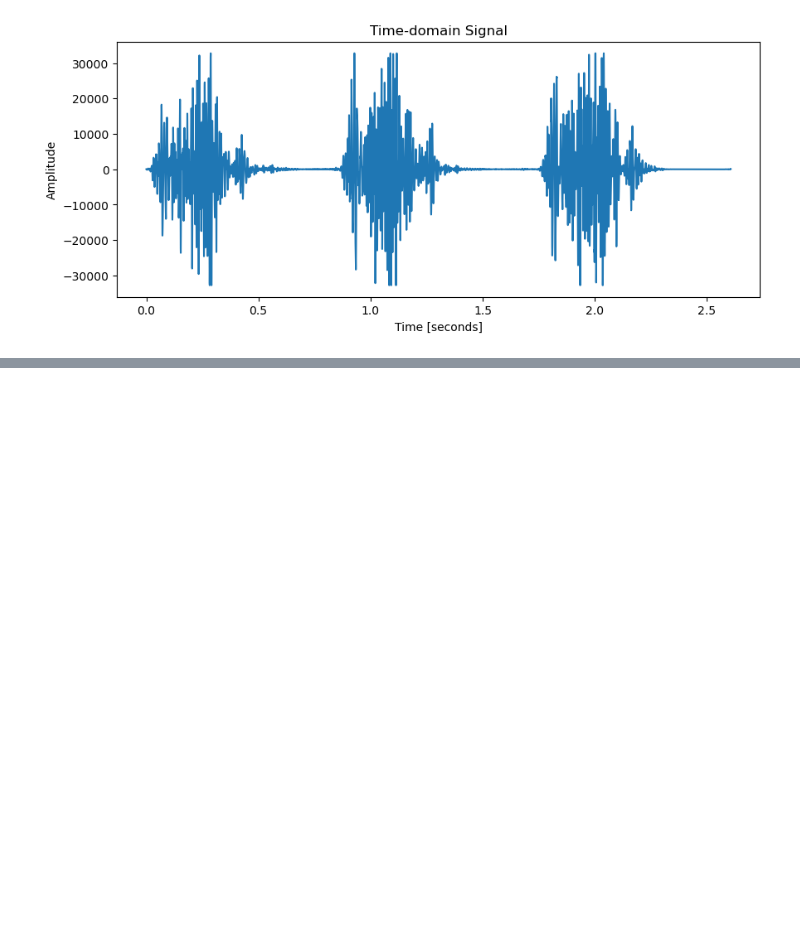
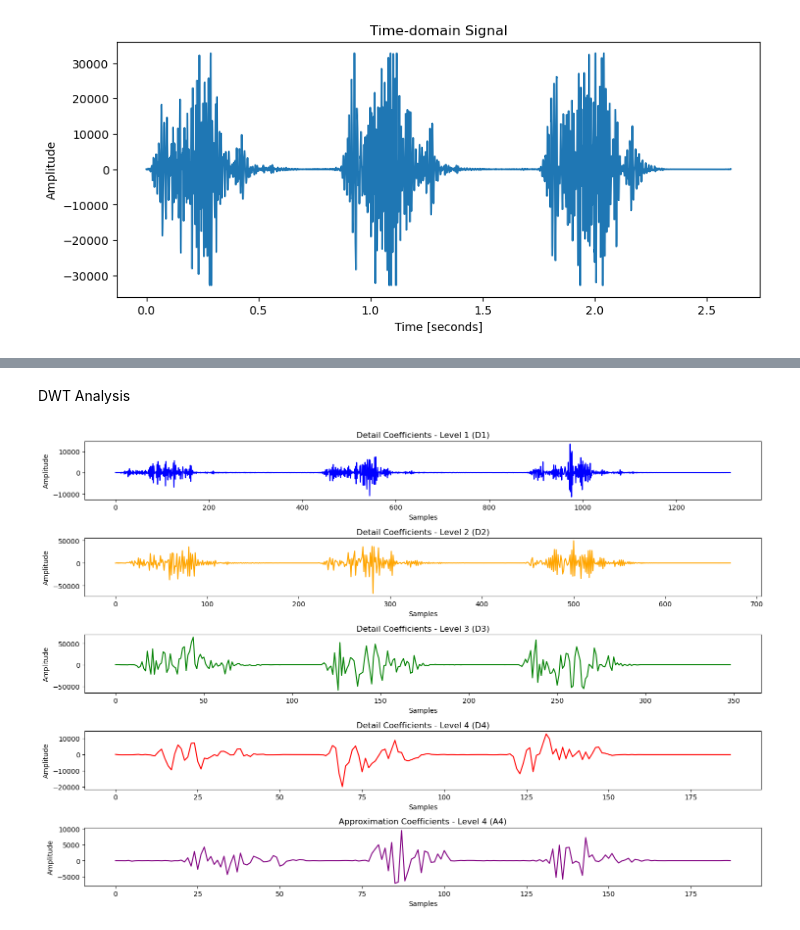
Before and after one commit to Somenpradhan/ECG-Signal, a Jupyter notebook: data/AS/signal_analysis.ipynb, the cells around one changed output, grey strips where cells are left out. Drawn from its saved outputs; the diff is of its cells as text; code cells hidden in the pictures; blank space fills up the shorter version.

```diff
--- a/data/AS/signal_analysis.ipynb
+++ b/data/AS/signal_analysis.ipynb
@@ -96,0 +224,65 @@ Duration: 2.606125 seconds
+# %% [markdown]
+DWT Analysis
+# %%
+import pywt
+import matplotlib.pyplot as plt
+from scipy.io import wavfile
+
+# Load the WAV file
+sample_rate, data = wavfile.read('New_AS_001.wav')
+
+# Normalize data to float (if needed)
+data = data.astype(float)
+
+data = librosa.resample(data, orig_sr = sample_rate, target_sr = 1000)
+
+# Perform a 4-level DWT decomposition with 'db14'
+wavelet = 'db14'
+coeffs = pywt.wavedec(data, wavelet, level=4)
+
+# Extract details and approximation coefficients
+cA4, cD4, cD3, cD2, cD1 = coeffs
+
+# Plot the coefficients
+plt.figure(figsize=(15, 10))
+
+# Plot D1
+plt.subplot(5, 1, 1)
+plt.plot(cD1, color='blue')
+plt.title('Detail Coefficients - Level 1 (D1)')
+plt.xlabel('Samples')
+plt.ylabel('Amplitude')
+
+# Plot D2
+plt.subplot(5, 1, 2)
+plt.plot(cD2, color='orange')
+plt.title('Detail Coefficients - Level 2 (D2)')
+plt.xlabel('Samples')
+plt.ylabel('Amplitude')
+
+# Plot D3
+plt.subplot(5, 1, 3)
+plt.plot(cD3, color='green')
+plt.title('Detail Coefficients - Level 3 (D3)')
+plt.xlabel('Samples')
+plt.ylabel('Amplitude')
+
+# Plot D4
+plt.subplot(5, 1, 4)
+plt.plot(cD4, color='red')
+plt.title('Detail Coefficients - Level 4 (D4)')
+plt.xlabel('Samples')
+plt.ylabel('Amplitude')
+
+# Plot A4
+plt.subplot(5, 1, 5)
+plt.plot(cA4, color='purple')
+plt.title('Approximation Coefficients - Level 4 (A4)')
+plt.xlabel('Samples')
+plt.ylabel('Amplitude')
+
+# Adjust layout
+plt.tight_layout()
+plt.show()
+# %% [output]
+[figure, added]
```
Also changed, not shown: parts of 9 cells of this notebook.
